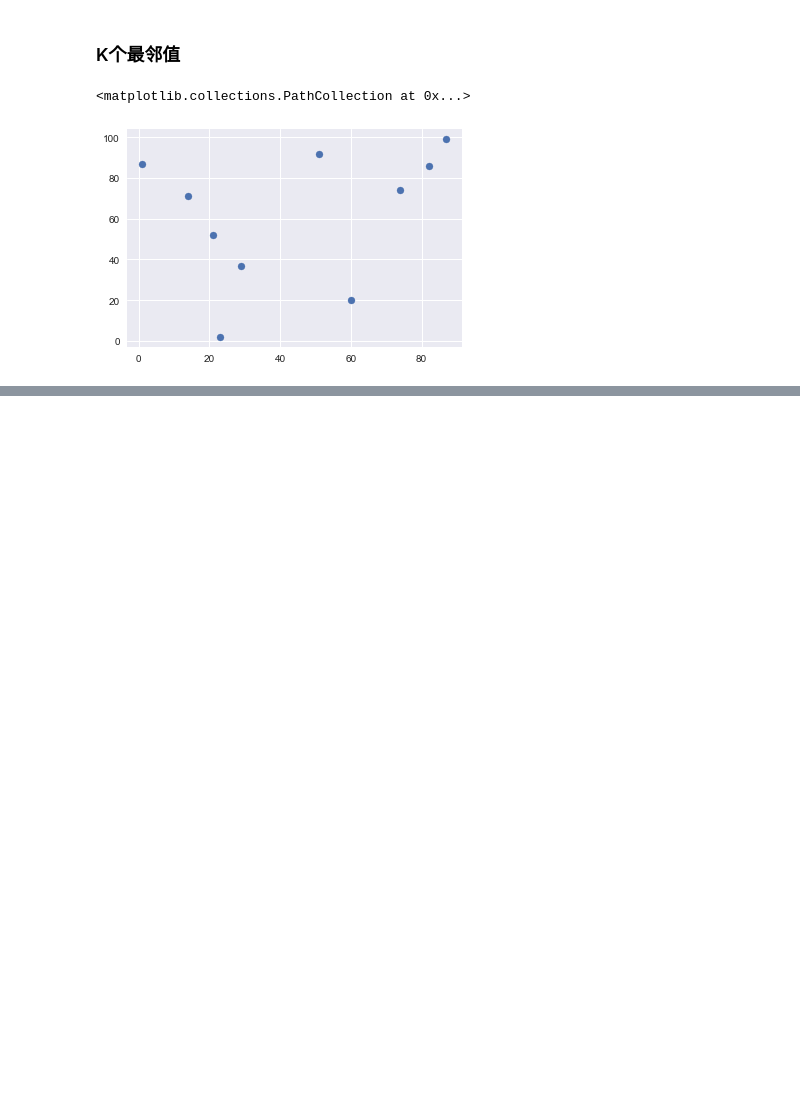
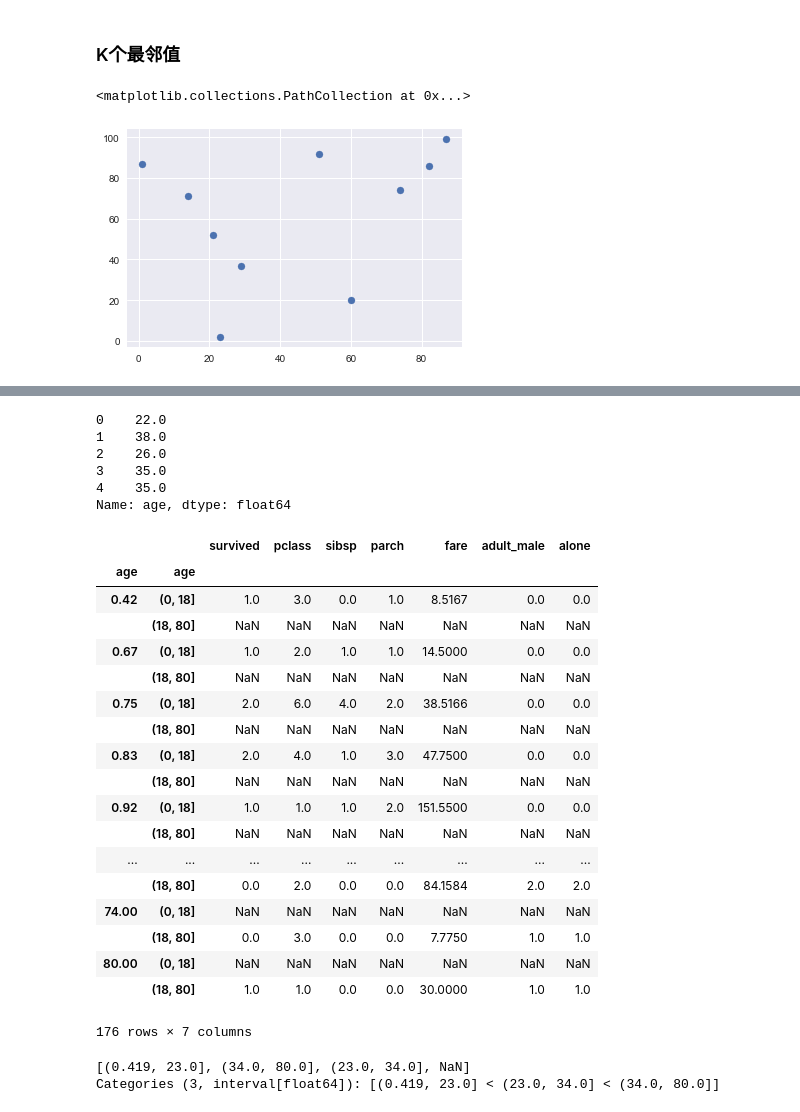
Before and after one commit to chuck5752/py_base_learning, a Jupyter notebook: Numpy.ipynb, the cells around one changed output, grey strips where cells are left out. Drawn from its saved outputs; the diff is of its cells as text; code cells hidden in the pictures; blank space fills up the shorter version.

```diff
--- a/Numpy.ipynb
+++ b/Numpy.ipynb
@@ -439,0 +602,39 @@ array([4, 3])
+# %%
+titanic=sns.load_dataset('titanic')
+# %%
+titanic.age.head()
+# %% [output]
+0    22.0
+1    38.0
+2    26.0
+3    35.0
+4    35.0
+Name: age, dtype: float64
+# %%
+age=pd.cut(titanic['age'],bins=[0,18,80])
+titanic.groupby(['age',age]).sum()  #pivottable也能这么用
+# %% [output]
+|  |  | survived | pclass | sibsp | parch | fare | adult_male | alone |
+| age | age |  |  |  |  |  |  |  |
+| 0.42 | (0, 18] | 1.0 | 3.0 | 0.0 | 1.0 | 8.5167 | 0.0 | 0.0 |
+|  | (18, 80] | NaN | NaN | NaN | NaN | NaN | NaN | NaN |
+| 0.67 | (0, 18] | 1.0 | 2.0 | 1.0 | 1.0 | 14.5000 | 0.0 | 0.0 |
+|  | (18, 80] | NaN | NaN | NaN | NaN | NaN | NaN | NaN |
+| 0.75 | (0, 18] | 2.0 | 6.0 | 4.0 | 2.0 | 38.5166 | 0.0 | 0.0 |
+|  | (18, 80] | NaN | NaN | NaN | NaN | NaN | NaN | NaN |
+| 0.83 | (0, 18] | 2.0 | 4.0 | 1.0 | 3.0 | 47.7500 | 0.0 | 0.0 |
+|  | (18, 80] | NaN | NaN | NaN | NaN | NaN | NaN | NaN |
+| 0.92 | (0, 18] | 1.0 | 1.0 | 1.0 | 2.0 | 151.5500 | 0.0 | 0.0 |
+|  | (18, 80] | NaN | NaN | NaN | NaN | NaN | NaN | NaN |
+| ... | ... | ... | ... | ... | ... | ... | ... | ... |
+|  | (18, 80] | 0.0 | 2.0 | 0.0 | 0.0 | 84.1584 | 2.0 | 2.0 |
+| 74.00 | (0, 18] | NaN | NaN | NaN | NaN | NaN | NaN | NaN |
+|  | (18, 80] | 0.0 | 3.0 | 0.0 | 0.0 | 7.7750 | 1.0 | 1.0 |
+| 80.00 | (0, 18] | NaN | NaN | NaN | NaN | NaN | NaN | NaN |
+|  | (18, 80] | 1.0 | 1.0 | 0.0 | 0.0 | 30.0000 | 1.0 | 1.0 |
+176 rows × 7 columns
+# %%
+pd.qcut(titanic.age,3).unique()
+# %% [output]
+[(0.419, 23.0], (34.0, 80.0], (23.0, 34.0], NaN]
+Categories (3, interval[float64]): [(0.419, 23.0] < (23.0, 34.0] < (34.0, 80.0]]
```
Also changed, not shown: parts of 96 cells of this notebook.
